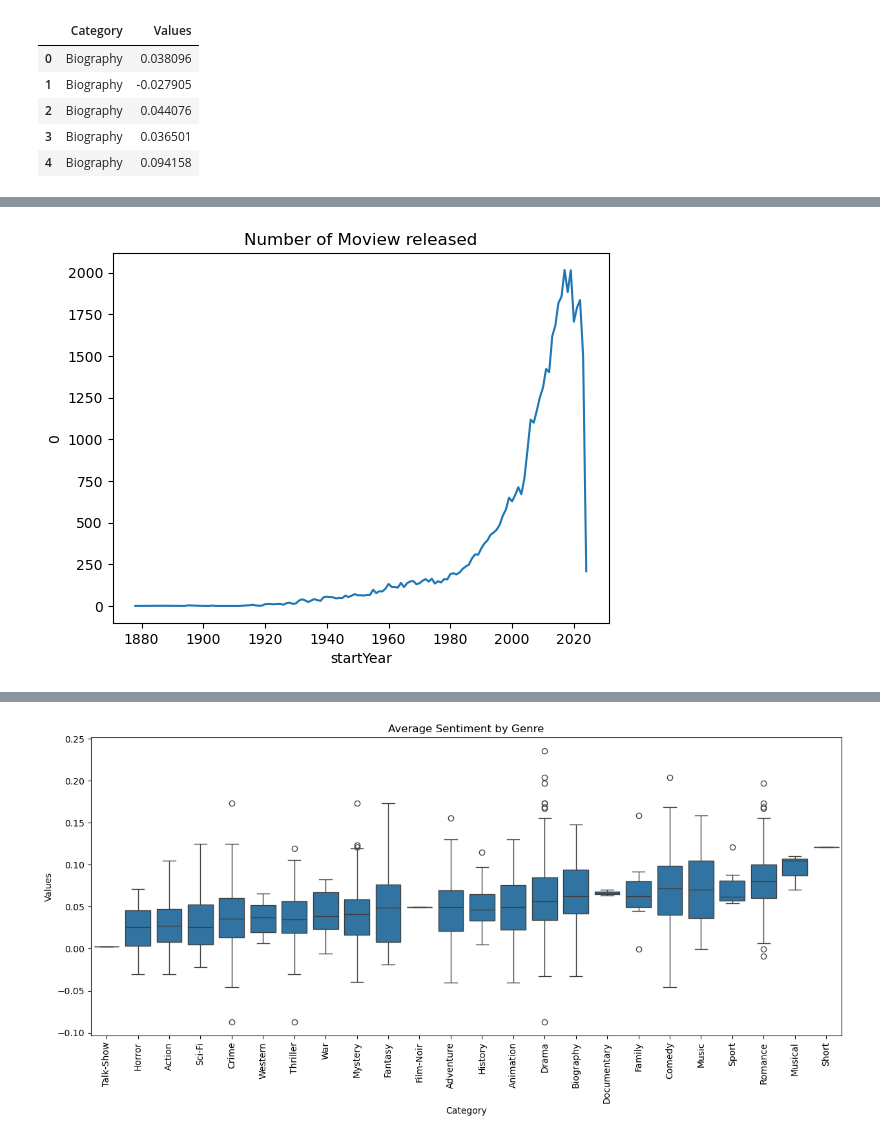
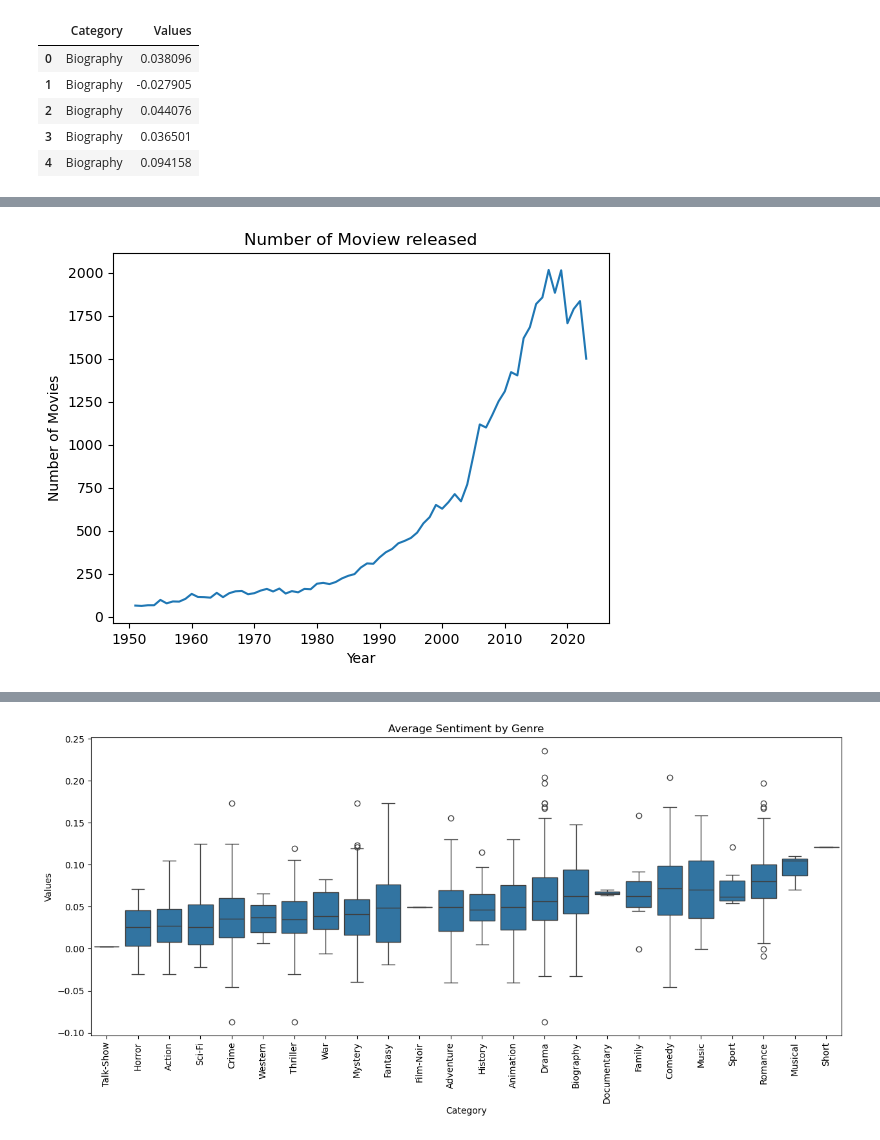
Before and after one commit to wmcgloin/movie_project, a Jupyter notebook: docs/sample_viz.ipynb, the cells around one changed output, grey strips where cells are left out. Saved outputs shown, nothing was run; the diff lists cells and outputs as text; code cells hidden in the pictures.

```diff
--- a/docs/sample_viz.ipynb
+++ b/docs/sample_viz.ipynb
@@ -105,6 +518,23 @@ filtered_df = df_merged[(df_merged['WBO_Adjusted_for_Inflation'] >= lower_bound)
+# %%
+import json
+
+movie_num_df = movie_level_data.groupby(['startYear']).size().reset_index()
+movie_num_df = movie_num_df[(movie_num_df['startYear']>1950) & (movie_num_df['startYear']<2024)]
+movie_num_df.rename(columns={'startYear': 'Year', 0: 'Number of Movies'}, inplace=True)
+
+movie_num_df.to_json('movie_size.json', orient = 'records',lines=True)
+
+data = []
+with open('movie_size.json', 'r') as file:
+    for line in file:
+        json_obj = json.loads(line)
+        data.append(json_obj)
+
+with open('movie_size_output.json', 'w') as file:
+    json.dump(data, file, indent=4)
 # %%
-sns.lineplot(x = 'startYear', y = 0,data = movie_level_data.groupby(['startYear']).size().reset_index())
+sns.lineplot(x = 'Year', y = 'Number of Movies',data = movie_num_df)
 plt.title('Number of Moview released')
 plt.show()
 # %% [output]
-[figure, old version]
+[figure, new version]
```
Also changed, not shown: parts of 43 cells of this notebook, 3 other files.
